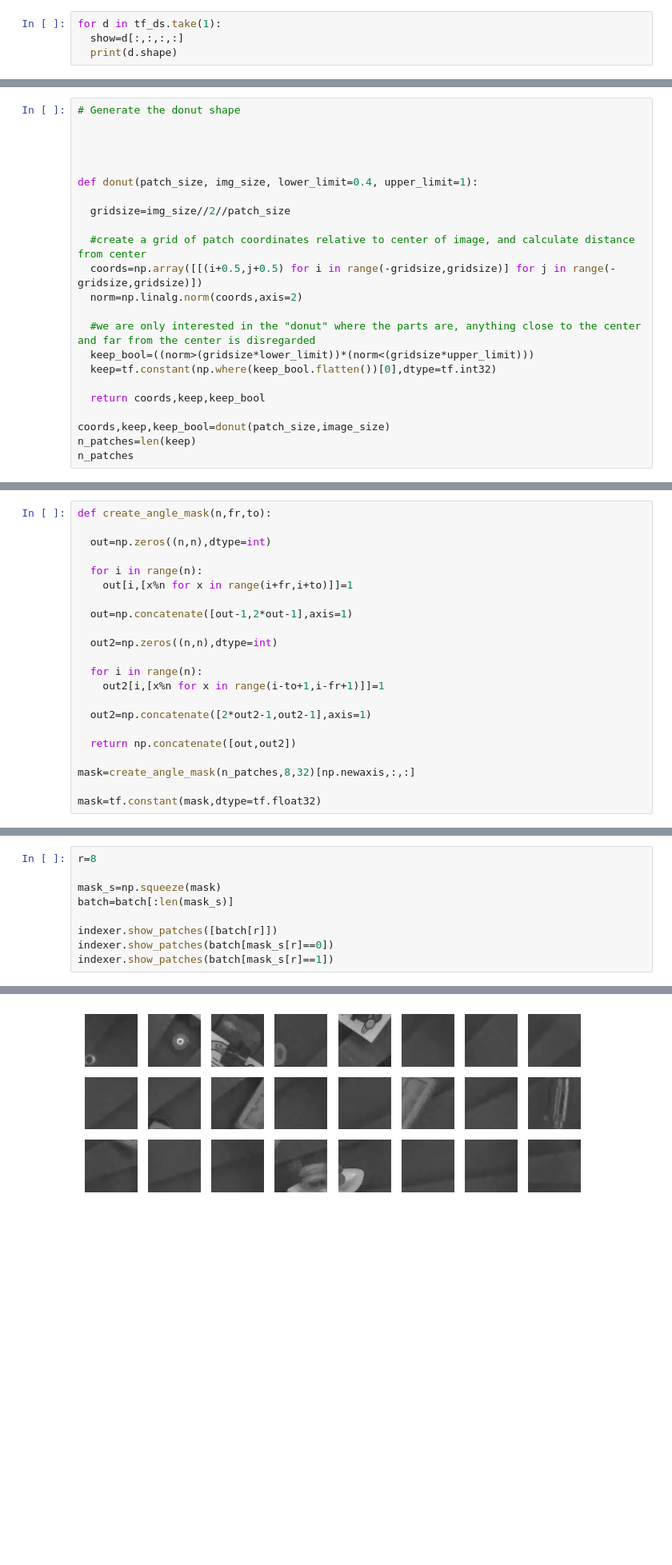
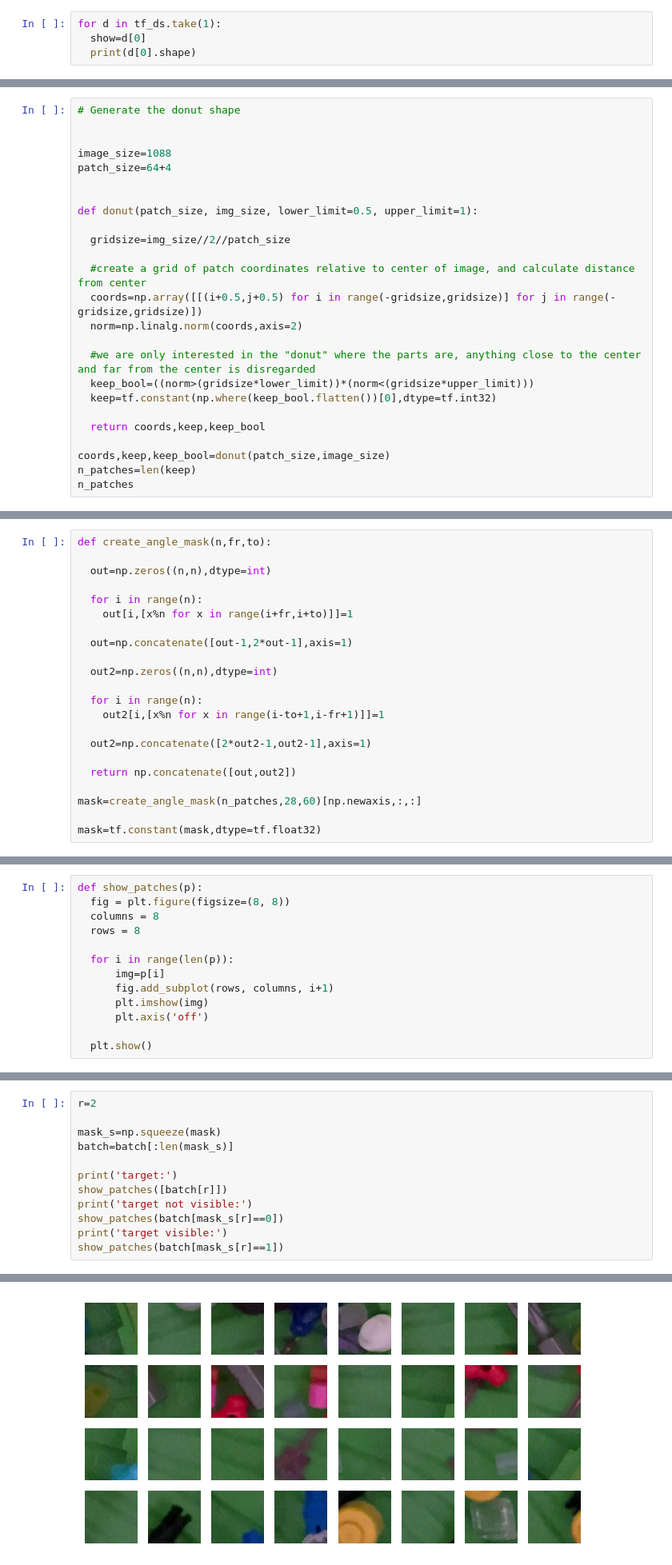
Before and after one commit to circularmachines/batch_indexing_machine, a Jupyter notebook: Train_foundation_model.ipynb, the cells around one changed output, grey strips where cells are left out. Shown at 80% size. Saved outputs shown, nothing was run; the diff lists cells and outputs as text; blank space fills up the shorter version.

```diff
--- a/Train_foundation_model.ipynb
+++ b/Train_foundation_model.ipynb
@@ -188,5 +164,5 @@ tf_ds = tf.data.Dataset.sample_from_datasets(tf_list)
 # %%
 for d in tf_ds.take(1):
-  show=d[:,:,:,:]
-  print(d.shape)
+  show=d[0]
+  print(d[0].shape)
 # %% [output]
@@ -210,9 +188,11 @@ for s in show:
 # Generate the donut shape
 
 
+image_size=1088
+patch_size=64+4
 
 
-def donut(patch_size, img_size, lower_limit=0.4, upper_limit=1):
+def donut(patch_size, img_size, lower_limit=0.5, upper_limit=1):
 
   gridsize=img_size//2//patch_size
 
@@ -299,6 +328,6 @@ def create_angle_mask(n,fr,to):
 
   return np.concatenate([out,out2])
 
-mask=create_angle_mask(n_patches,8,32)[np.newaxis,:,:]
+mask=create_angle_mask(n_patches,28,60)[np.newaxis,:,:]
 
 mask=tf.constant(mask,dtype=tf.float32)
@@ -305 +338,14 @@ mask=tf.constant(mask,dtype=tf.float32)
+# %%
+def show_patches(p):
+  fig = plt.figure(figsize=(8, 8))
+  columns = 8
+  rows = 8
+
+  for i in range(len(p)):
+      img=p[i]
+      fig.add_subplot(rows, columns, i+1)
+      plt.imshow(img)
+      plt.axis('off')
+
+  plt.show()
 # %%
@@ -309,10 +355,13 @@ indexer.show_patches(batch[0:64])
 # %%
-r=8
+r=2
 
 mask_s=np.squeeze(mask)
 batch=batch[:len(mask_s)]
 
-indexer.show_patches([batch[r]])
-indexer.show_patches(batch[mask_s[r]==0])
-indexer.show_patches(batch[mask_s[r]==1])
+print('target:')
+show_patches([batch[r]])
+print('target not visible:')
+show_patches(batch[mask_s[r]==0])
+print('target visible:')
+show_patches(batch[mask_s[r]==1])
 # %% [output]
@@ -320 +371 @@ indexer.show_patches(batch[mask_s[r]==1])
-[figure, old version]
+[figure, new version]
```
Also changed, not shown: parts of 48 cells of this notebook.
